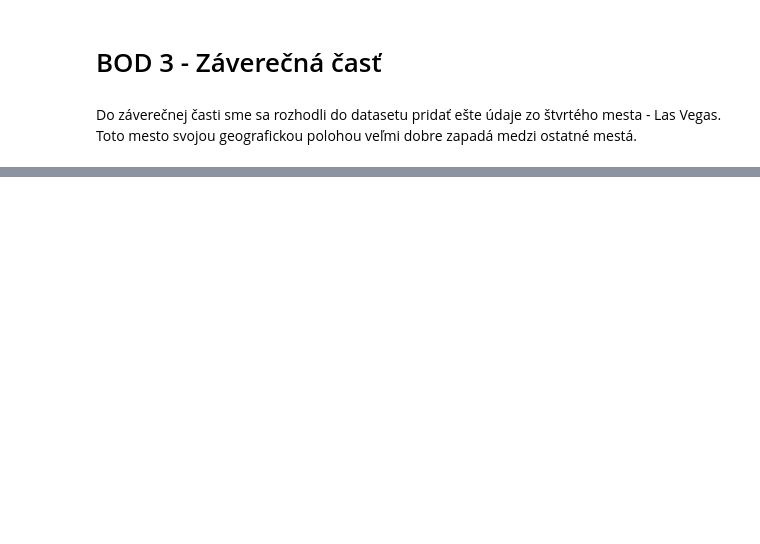
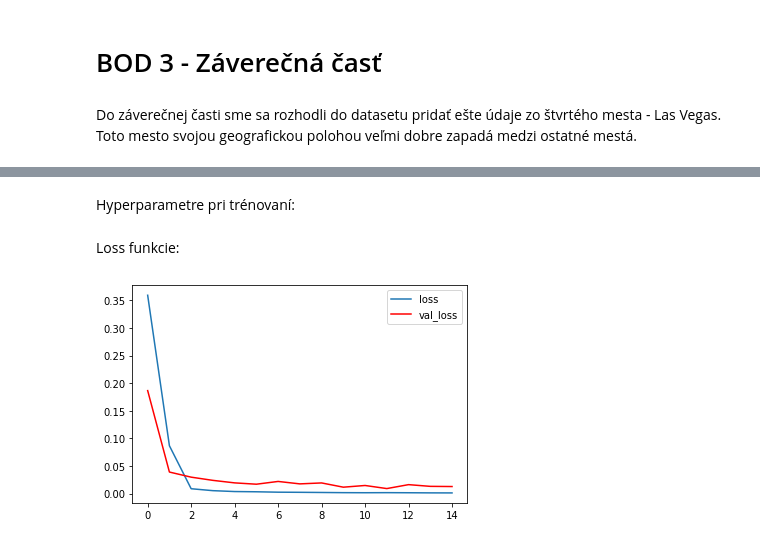
Before and after one commit to bista123/n_siete, a Jupyter notebook: notebooks/final_doc.ipynb, the cells around one changed output, grey strips where cells are left out. Saved outputs shown, nothing was run; the diff lists cells and outputs as text; code cells hidden in the pictures; blank space fills up the shorter version.

```diff
--- a/notebooks/final_doc.ipynb
+++ b/notebooks/final_doc.ipynb
@@ -239,0 +363,8 @@ Loss funkcie
+# %% [markdown]
+Hyperparametre pri trénovaní:
+# %% [markdown]
+Loss funkcie:
+# %%
+create_graph("./testy/test3/test3.csv", 0)
+# %% [output]
+[figure, added]
```
Also changed, not shown: parts of 77 cells of this notebook.
